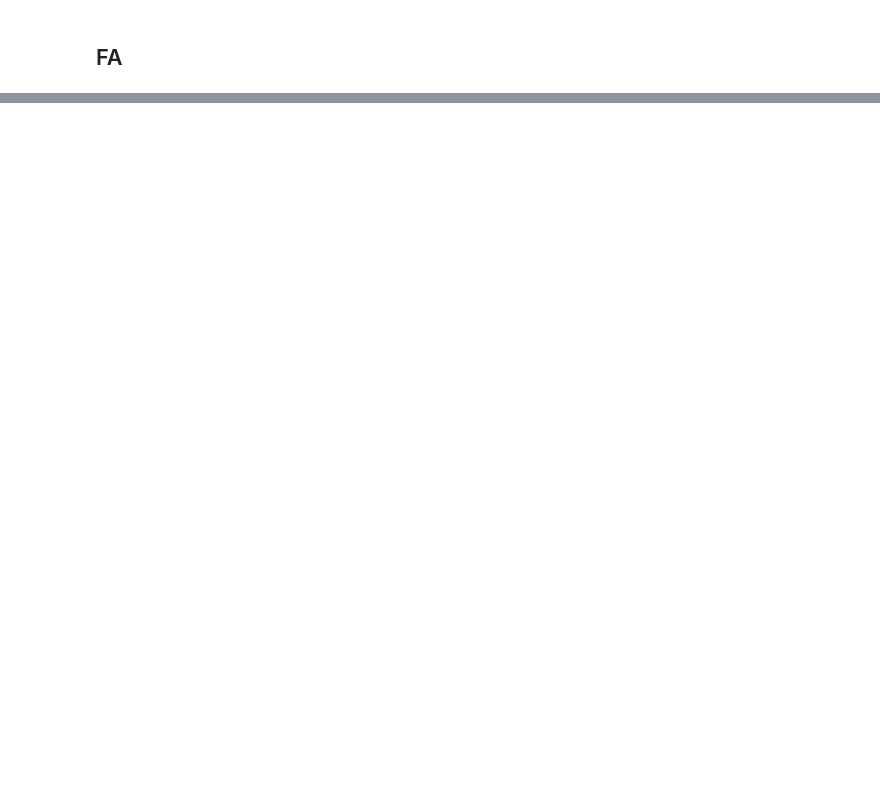
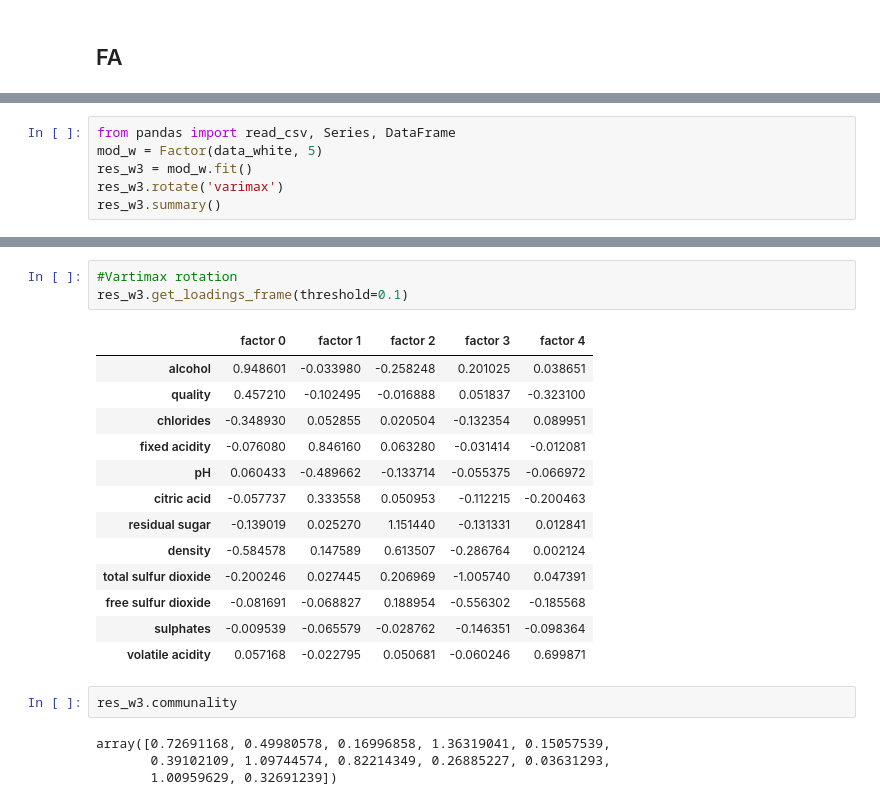
Before and after one commit to rebeckakarras/projekt2, a Jupyter notebook: lab2.ipynb, the cells around one changed output, grey strips where cells are left out. Cells and saved outputs as stored; diff of their text form; blank space fills up the shorter version.

```diff
--- a/lab2.ipynb
+++ b/lab2.ipynb
@@ -304,0 +355,6 @@ sns.heatmap(corr, annot = True)
+# %%
+from pandas import read_csv, Series, DataFrame
+mod_w = Factor(data_white, 5)
+res_w3 = mod_w.fit()
+res_w3.rotate('varimax')
+res_w3.summary()
@@ -304,0 +379,23 @@ sns.heatmap(corr, annot = True)
+# %%
+#Vartimax rotation
+res_w3.get_loadings_frame(threshold=0.1)
+# %% [output]
+|  | factor 0 | factor 1 | factor 2 | factor 3 | factor 4 |
+| alcohol | 0.948601 | -0.033980 | -0.258248 | 0.201025 | 0.038651 |
+| quality | 0.457210 | -0.102495 | -0.016888 | 0.051837 | -0.323100 |
+| chlorides | -0.348930 | 0.052855 | 0.020504 | -0.132354 | 0.089951 |
+| fixed acidity | -0.076080 | 0.846160 | 0.063280 | -0.031414 | -0.012081 |
+| pH | 0.060433 | -0.489662 | -0.133714 | -0.055375 | -0.066972 |
+| citric acid | -0.057737 | 0.333558 | 0.050953 | -0.112215 | -0.200463 |
+| residual sugar | -0.139019 | 0.025270 | 1.151440 | -0.131331 | 0.012841 |
+| density | -0.584578 | 0.147589 | 0.613507 | -0.286764 | 0.002124 |
+| total sulfur dioxide | -0.200246 | 0.027445 | 0.206969 | -1.005740 | 0.047391 |
+| free sulfur dioxide | -0.081691 | -0.068827 | 0.188954 | -0.556302 | -0.185568 |
+| sulphates | -0.009539 | -0.065579 | -0.028762 | -0.146351 | -0.098364 |
+| volatile acidity | 0.057168 | -0.022795 | 0.050681 | -0.060246 | 0.699871 |
+# %%
+res_w3.communality
+# %% [output]
+array([0.72691168, 0.49980578, 0.16996858, 1.36319041, 0.15057539,
+       0.39102109, 1.09744574, 0.82214349, 0.26885227, 0.03631293,
+       1.00959629, 0.32691239])
```
Also changed, not shown: parts of 12 cells of this notebook.
